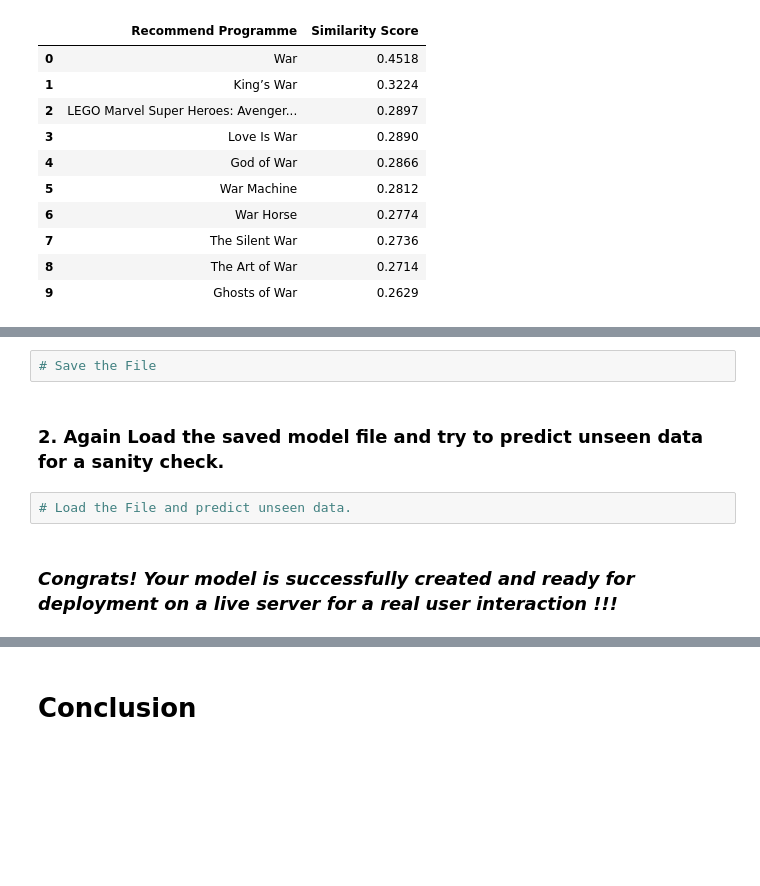
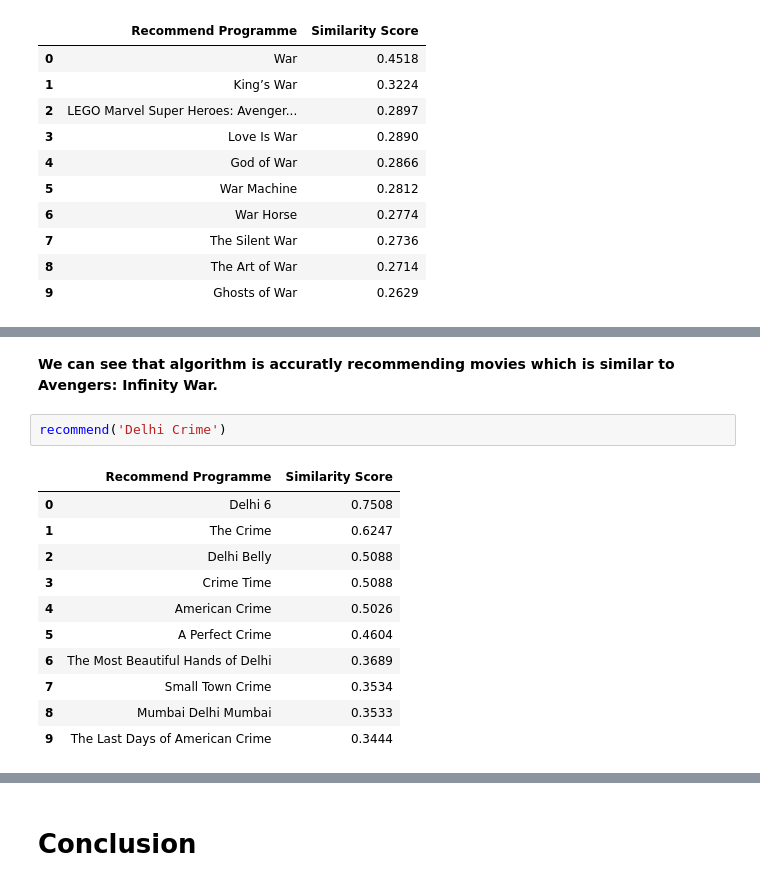
Before and after one commit to Asif-PA/NetflixMovies-TVShowsClustering, a Jupyter notebook: Asif_NetflixMovies&TVShowsClustering.ipynb, the cells around one changed output, grey strips where cells are left out. Cells and saved outputs as stored; diff of their text form; blank space fills up the shorter version.

```diff
--- a/Asif_NetflixMovies&TVShowsClustering.ipynb
+++ b/Asif_NetflixMovies&TVShowsClustering.ipynb
@@ -1799,8 +1783,16 @@ Answer Here.
-# %%
-# Save the File
-# %% [markdown]
-### 2. Again Load the saved model file and try to predict unseen data for a sanity check.
-# %%
-# Load the File and predict unseen data.
-# %% [markdown]
-### ***Congrats! Your model is successfully created and ready for deployment on a live server for a real user interaction !!!***
+# %% [markdown]
+**We can see that algorithm is accuratly recommending movies which is similar to Avengers: Infinity War.**
+# %%
+recommend('Delhi Crime')
+# %% [output]
+|  | Recommend Programme | Similarity Score |
+| 0 | Delhi 6 | 0.7508 |
+| 1 | The Crime | 0.6247 |
+| 2 | Delhi Belly | 0.5088 |
+| 3 | Crime Time | 0.5088 |
+| 4 | American Crime | 0.5026 |
+| 5 | A Perfect Crime | 0.4604 |
+| 6 | The Most Beautiful Hands of Delhi | 0.3689 |
+| 7 | Small Town Crime | 0.3534 |
+| 8 | Mumbai Delhi Mumbai | 0.3533 |
+| 9 | The Last Days of American Crime | 0.3444 |
```
Also changed, not shown: parts of 13 cells of this notebook.
